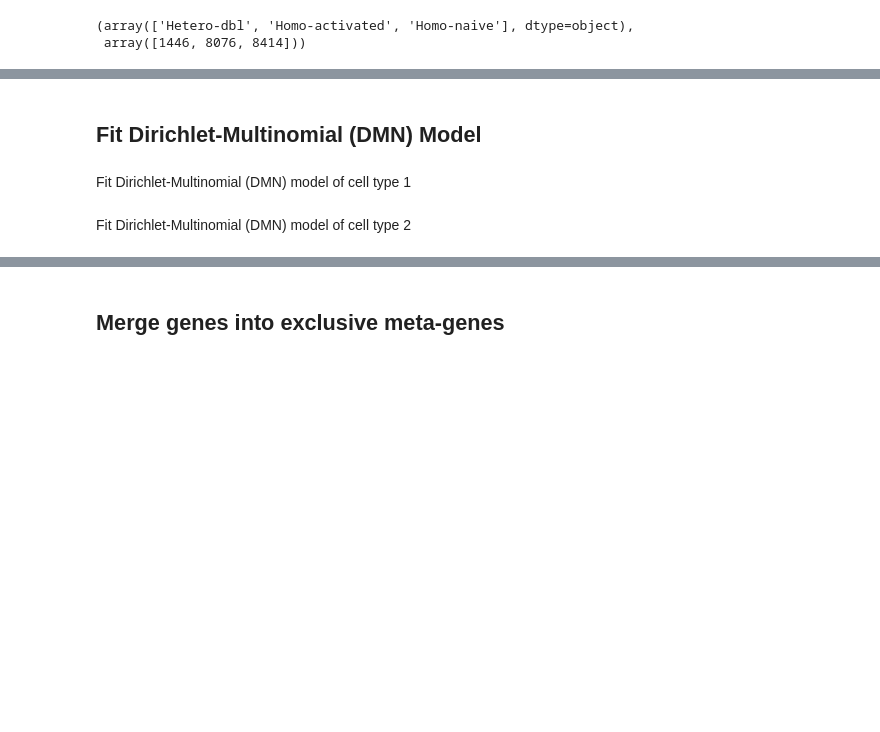
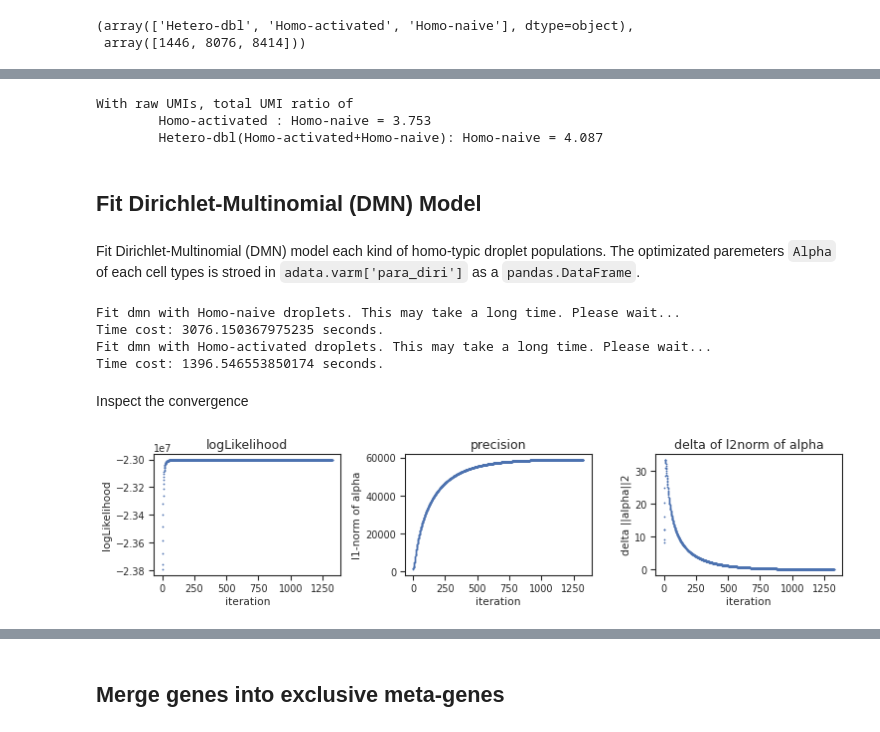
Before and after one commit to QiuyuLian/TOMAS, a Jupyter notebook: docs/source/tutorial_ratio.ipynb, the cells around one changed output, grey strips where cells are left out. Saved outputs shown, nothing was run; the diff lists cells and outputs as text; code cells hidden in the pictures; blank space fills up the shorter version.

```diff
--- a/docs/source/tutorial_ratio.ipynb
+++ b/docs/source/tutorial_ratio.ipynb
@@ -39,0 +33,3 @@ np.unique(adata.obs[groupby], return_counts=True)
+# %%
+adata.obs['total_UMIs'] = np.ravel(adata.X.sum(1))
+adata.obs['log10_totUMIs'] = np.log10(adata.obs['total_UMIs'])
@@ -40,4 +47,14 @@ np.unique(adata.obs[groupby], return_counts=True)
+# %%
+tm.fit.logN_para(adata,
+                 logNby='log10_totUMIs',
+                 groupby='danno',
+                 groups=['Homo-naive','Homo-activated','Hetero-dbl'],
+                 inplace=True,
+                 datatype='raw',
+                 prt=True)
+# %% [output]
+With raw UMIs, total UMI ratio of
+        Homo-activated : Homo-naive = 3.753
+        Hetero-dbl(Homo-activated+Homo-naive): Homo-naive = 4.087
 # %% [markdown]
 ## Fit Dirichlet-Multinomial (DMN) Model
-# %% [markdown]
-Fit Dirichlet-Multinomial (DMN) model of cell type 1
@@ -53,2 +60,0 @@ filename = './prepareForRepo/re_test/alpha_subdata_1h/naive'
-# %% [markdown]
-Fit Dirichlet-Multinomial (DMN) model of cell type 2
@@ -62,0 +61,31 @@ filename = './prepareForRepo/re_test/alpha_subdata_1h/activated'
+# %% [markdown]
+Fit Dirichlet-Multinomial (DMN) model each kind of homo-typic droplet populations. The optimizated paremeters `Alpha` of each cell types is stroed in `adata.varm['para_diri']` as a `pandas.DataFrame`.
+# %%
+tm.fit.dmn(adata,
+           groupby='danno',
+           groups=['Homo-naive','Homo-activated'],
+           c_version=True,
+           subset=100,
+           output='./tomas/output/Tcells')#'./prepareForRepo/re_test/alpha_subdata_1h')
+'''
+def test():
+    print('Fit dmn with Homo-naive droplets. This may take a long time. Please wait...')
+    print('Time cost: 3076.150367975235 seconds.')
+    print('Fit dmn with Homo-activated droplets. This may take a long time. Please wait...')
+    print('Time cost: 1396.546553850174 seconds.')
+
+test()
+alpha_df = pd.read_csv('./tomas/output/Tcells/alpha.csv',index_col=0)
+adata.varm['para_diri'] = alpha_df
+'''
+# %% [output]
+Fit dmn with Homo-naive droplets. This may take a long time. Please wait...
+Time cost: 3076.150367975235 seconds.
+Fit dmn with Homo-activated droplets. This may take a long time. Please wait...
+Time cost: 1396.546553850174 seconds.
+# %% [markdown]
+Inspect the convergence
+# %%
+tm.vis.dmn_convergence('Homo-naive',output='./tomas/output/Tcells')#'./prepareForRepo/re_test/alpha_subdata_1h')
+# %% [output]
+[figure, added]
```
Also changed, not shown: parts of 35 cells of this notebook, 12 other files.
